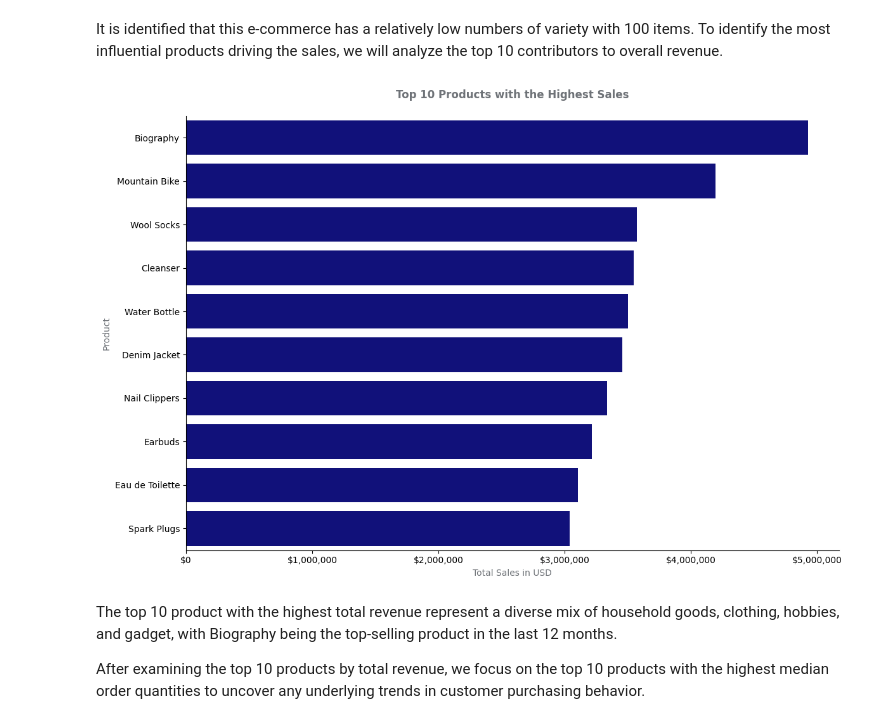
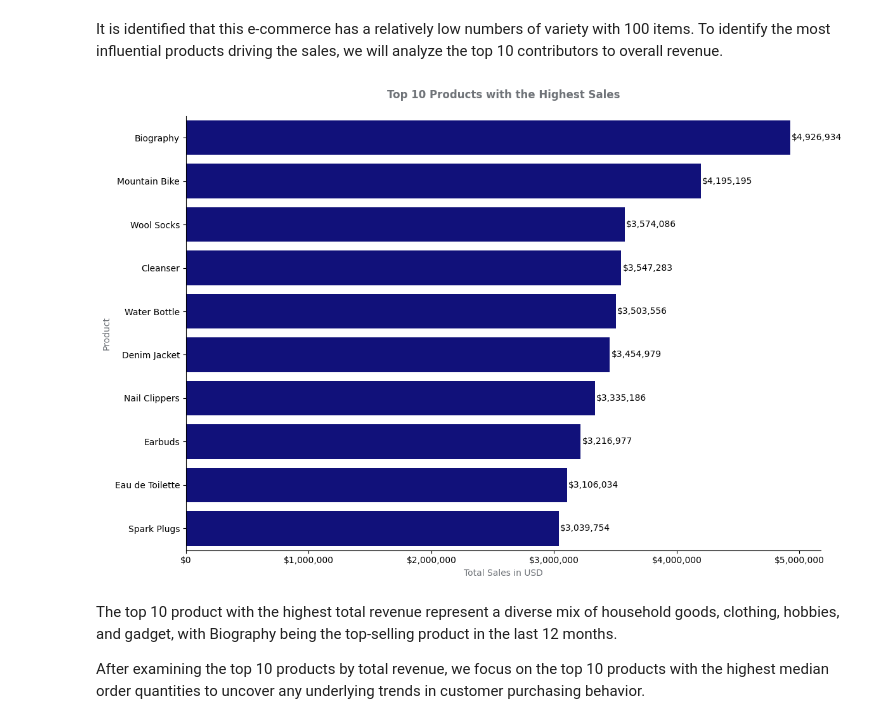
Before and after one commit to lazuardifp19/lazuardfp_portfolio, a Jupyter notebook: Ecommerce Analysis K Means/ecommerce-analysis.ipynb, the cells around one changed output. Drawn from its saved outputs; the diff is of its cells as text; code cells hidden in the pictures.

```diff
--- a/Ecommerce Analysis K Means/ecommerce-analysis.ipynb
+++ b/Ecommerce Analysis K Means/ecommerce-analysis.ipynb
@@ -839,39 +753,42 @@ Total Product: 100
 # %% [markdown]
 It is identified that this e-commerce has a relatively low numbers of variety with 100 items. To identify the most influential products driving the sales, we will analyze the top 10 contributors to overall revenue.
 # %%
-# Get the total sales by product
 # Get the total sales by product
 product_sales = df.groupby('ProductName', as_index=False)['Revenue'].sum()
 
 # Sort the products by Revenue in descending order and get the top 10
 top_10_product_sales = product_sales.sort_values('Revenue', ascending=False).head(10)
 
 # Set the figure and axes
 fig, ax = plt.subplots(figsize=(12, 8))
 
 # Plot the top 10 products with the highest sales
 sns.barplot(x='Revenue', y='ProductName',
-            data=top_10_product_sales,
+            data=top_10_product_sales, order=top_10_product_sales['ProductName'],
             color='darkblue', ax=ax)
 
 # Despine the right side
 sns.despine(right=True)
+
+# Add bar labels
+for container in ax.containers:
+    ax.bar_label(container, fmt='${:,.0f}', padding=1.5)
 
 # Set the label of axes
 ax.set_xlabel('Total Sales in USD', color='#6F7378')
 ax.set_ylabel('Product', color='#6F7378')
 
 # Format x-axis labels to show in x00,000 format
 formatter = ticker.FuncFormatter(lambda x, pos: f"${int(x):,}")
 ax.xaxis.set_major_formatter(formatter)
 
 # Set the title
 ax.set_title('Top 10 Products with the Highest Sales', pad=20, weight='bold', color='#6F7378')
 
 plt.tight_layout()
 plt.show()
 # %% [output]
-[figure, old version]
+[figure, new version]
 # %% [markdown]
 The top 10 product with the highest total revenue represent a diverse mix of household goods, clothing, hobbies, and gadget, with Biography being the top-selling product in the last 12 months.
 
```
Also changed, not shown: parts of 20 cells of this notebook.
